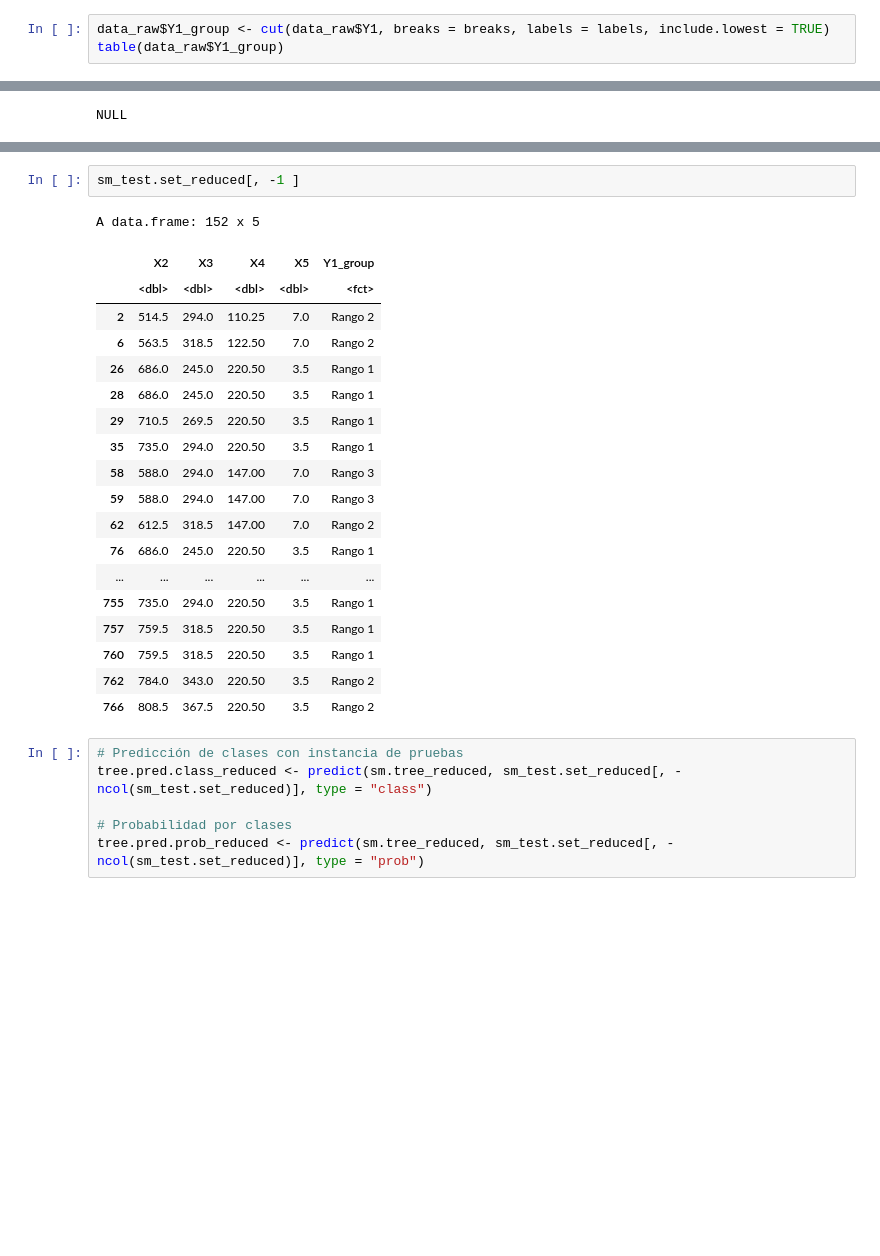
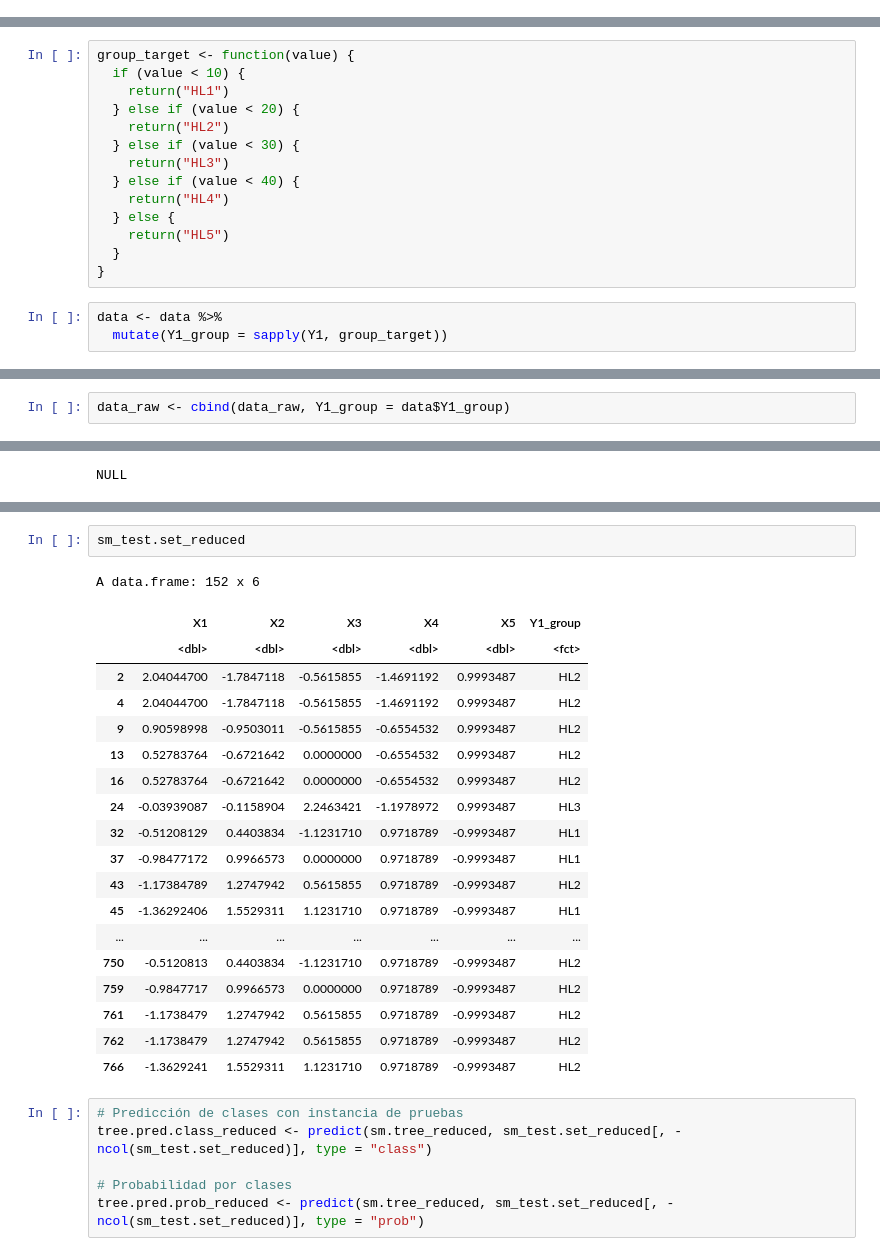
Before and after one commit to antargi/ic, a Jupyter notebook: lab4_Arriagada_Moreno.ipynb, the cells around one changed output, grey strips where cells are left out. Cells and saved outputs as stored; diff of their text form; blank space fills up the shorter version.

```diff
--- a/lab4_Arriagada_Moreno.ipynb
+++ b/lab4_Arriagada_Moreno.ipynb
@@ -133,3 +144,0 @@ labels <- paste0("Rango ", seq(1, n_intervals))
-# %%
-data_raw$Y1_group <- cut(data_raw$Y1, breaks = breaks, labels = labels, include.lowest = TRUE)
-table(data_raw$Y1_group)
@@ -142,0 +145,17 @@ length(data_raw$Y1_group)
+# %%
+group_target <- function(value) {
+  if (value < 10) {
+    return("HL1")
+  } else if (value < 20) {
+    return("HL2")
+  } else if (value < 30) {
+    return("HL3")
+  } else if (value < 40) {
+    return("HL4")
+  } else {
+    return("HL5")
+  }
+}
+# %%
+data <- data %>%
+  mutate(Y1_group = sapply(Y1, group_target))
@@ -142,0 +184,2 @@ length(data_raw$Y1_group)
+# %%
+data_raw <- cbind(data_raw, Y1_group = data$Y1_group)
@@ -303,27 +387,27 @@ Decision tree:
 
 Time: 0.0 secs
 # %%
-sm_test.set_reduced[, -1 ]
+sm_test.set_reduced
 # %% [output]
-A data.frame: 152 x 5
+A data.frame: 152 x 6
-|  | X2 | X3 | X4 | X5 | Y1_group |
-|  | <dbl> | <dbl> | <dbl> | <dbl> | <fct> |
-| 2 | 514.5 | 294.0 | 110.25 | 7.0 | Rango 2 |
-| 6 | 563.5 | 318.5 | 122.50 | 7.0 | Rango 2 |
-| 26 | 686.0 | 245.0 | 220.50 | 3.5 | Rango 1 |
-| 28 | 686.0 | 245.0 | 220.50 | 3.5 | Rango 1 |
-| 29 | 710.5 | 269.5 | 220.50 | 3.5 | Rango 1 |
-| 35 | 735.0 | 294.0 | 220.50 | 3.5 | Rango 1 |
-| 58 | 588.0 | 294.0 | 147.00 | 7.0 | Rango 3 |
-| 59 | 588.0 | 294.0 | 147.00 | 7.0 | Rango 3 |
-| 62 | 612.5 | 318.5 | 147.00 | 7.0 | Rango 2 |
-| 76 | 686.0 | 245.0 | 220.50 | 3.5 | Rango 1 |
-| ... | ... | ... | ... | ... | ... |
-| 755 | 735.0 | 294.0 | 220.50 | 3.5 | Rango 1 |
-| 757 | 759.5 | 318.5 | 220.50 | 3.5 | Rango 1 |
-| 760 | 759.5 | 318.5 | 220.50 | 3.5 | Rango 1 |
-| 762 | 784.0 | 343.0 | 220.50 | 3.5 | Rango 2 |
-| 766 | 808.5 | 367.5 | 220.50 | 3.5 | Rango 2 |
+|  | X1 | X2 | X3 | X4 | X5 | Y1_group |
+|  | <dbl> | <dbl> | <dbl> | <dbl> | <dbl> | <fct> |
+| 2 | 2.04044700 | -1.7847118 | -0.5615855 | -1.4691192 | 0.9993487 | HL2 |
+| 4 | 2.04044700 | -1.7847118 | -0.5615855 | -1.4691192 | 0.9993487 | HL2 |
+| 9 | 0.90598998 | -0.9503011 | -0.5615855 | -0.6554532 | 0.9993487 | HL2 |
+| 13 | 0.52783764 | -0.6721642 | 0.0000000 | -0.6554532 | 0.9993487 | HL2 |
+| 16 | 0.52783764 | -0.6721642 | 0.0000000 | -0.6554532 | 0.9993487 | HL2 |
+| 24 | -0.03939087 | -0.1158904 | 2.2463421 | -1.1978972 | 0.9993487 | HL3 |
+| 32 | -0.51208129 | 0.4403834 | -1.1231710 | 0.9718789 | -0.9993487 | HL1 |
+| 37 | -0.98477172 | 0.9966573 | 0.0000000 | 0.9718789 | -0.9993487 | HL1 |
+| 43 | -1.17384789 | 1.2747942 | 0.5615855 | 0.9718789 | -0.9993487 | HL2 |
+| 45 | -1.36292406 | 1.5529311 | 1.1231710 | 0.9718789 | -0.9993487 | HL1 |
+| ... | ... | ... | ... | ... | ... | ... |
+| 750 | -0.5120813 | 0.4403834 | -1.1231710 | 0.9718789 | -0.9993487 | HL2 |
+| 759 | -0.9847717 | 0.9966573 | 0.0000000 | 0.9718789 | -0.9993487 | HL2 |
+| 761 | -1.1738479 | 1.2747942 | 0.5615855 | 0.9718789 | -0.9993487 | HL2 |
+| 762 | -1.1738479 | 1.2747942 | 0.5615855 | 0.9718789 | -0.9993487 | HL2 |
+| 766 | -1.3629241 | 1.5529311 | 1.1231710 | 0.9718789 | -0.9993487 | HL2 |
 # %%
 # Predicción de clases con instancia de pruebas
 tree.pred.class_reduced <- predict(sm.tree_reduced, sm_test.set_reduced[, -ncol(sm_test.set_reduced)], type = "class")
```
Also changed, not shown: parts of 34 cells of this notebook, 28 other files.
